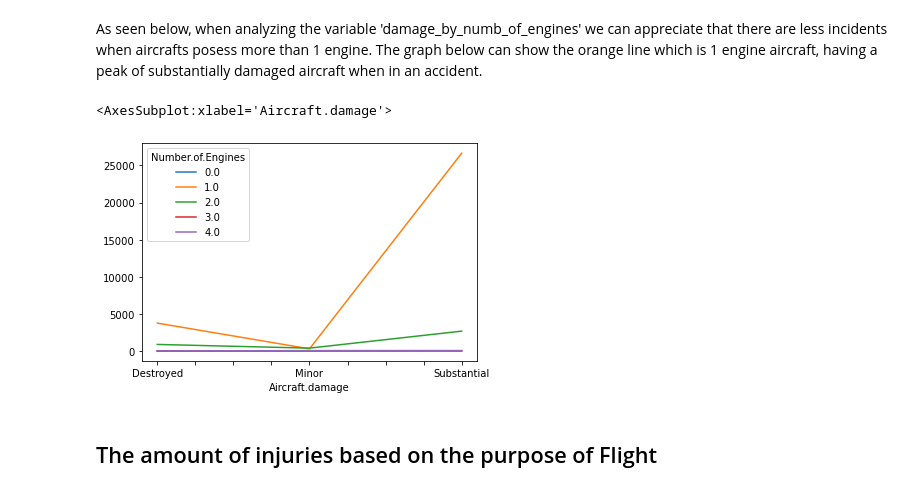
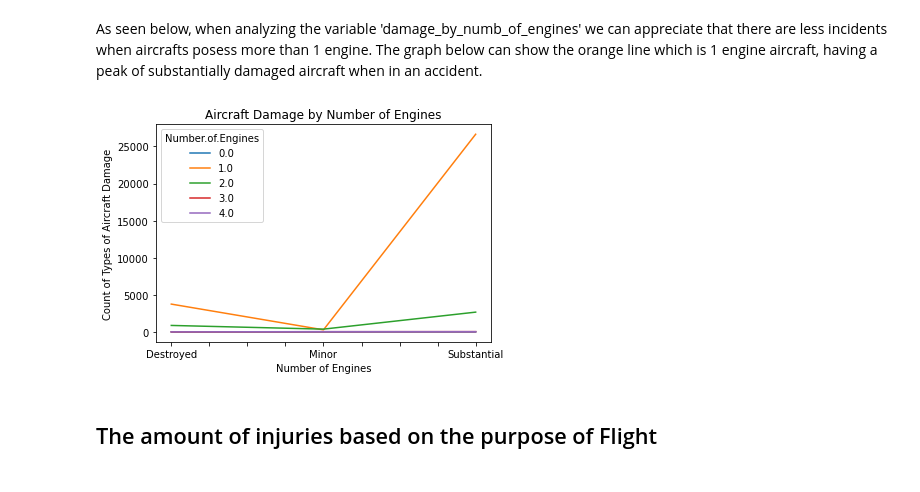
Before and after one commit to aramirezfr/AircraftCrashAnalysis, a Jupyter notebook: AircraftAcquisitionProposalFinal.ipynb, the cells around one changed output. Saved outputs shown, nothing was run; the diff lists cells and outputs as text; code cells hidden in the pictures.

```diff
--- a/AircraftAcquisitionProposalFinal.ipynb
+++ b/AircraftAcquisitionProposalFinal.ipynb
@@ -479,11 +479,14 @@ damage_by_numb_of_engines
 # %% [markdown]
 As seen below, when analyzing the variable 'damage_by_numb_of_engines' we can appreciate that there are less incidents when aircrafts posess more than 1 engine.
 The graph below can show the orange line which is 1 engine aircraft, having a peak of substantially damaged aircraft when in an accident.
-# %%
-damage_by_numb_of_engines.plot()
-# %% [output]
-<AxesSubplot:xlabel='Aircraft.damage'>
-[figure, removed]
+# %%
+lineplot=damage_by_numb_of_engines.plot()
+lineplot.set_title("Aircraft Damage by Number of Engines")
+lineplot.set_xlabel("Number of Engines")
+lineplot.set_ylabel("Count of Types of Aircraft Damage")
+plt.savefig("./Graphs/plot.png", dpi=150)
+# %% [output]
+[figure, added]
 # %% [markdown]
 ## The amount of injuries based on the purpose of Flight
 # %% [markdown]
```
Also changed, not shown: parts of 8 cells of this notebook, 8 other files.
